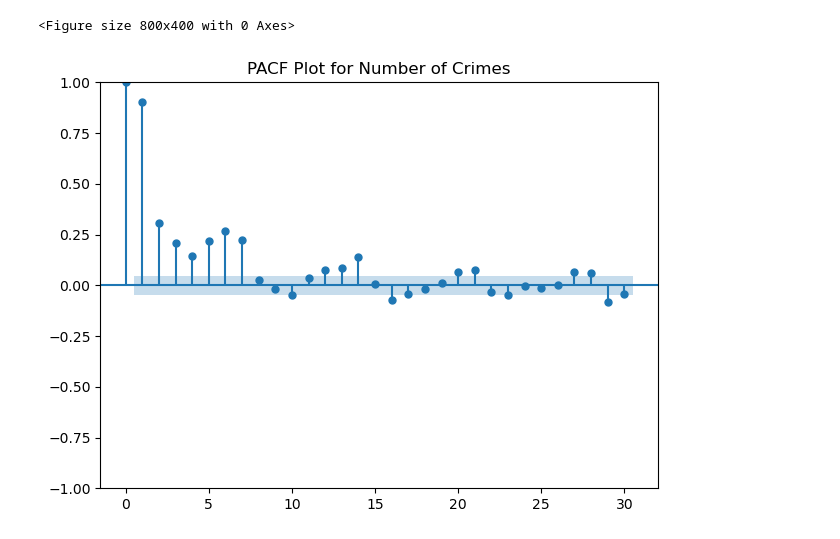
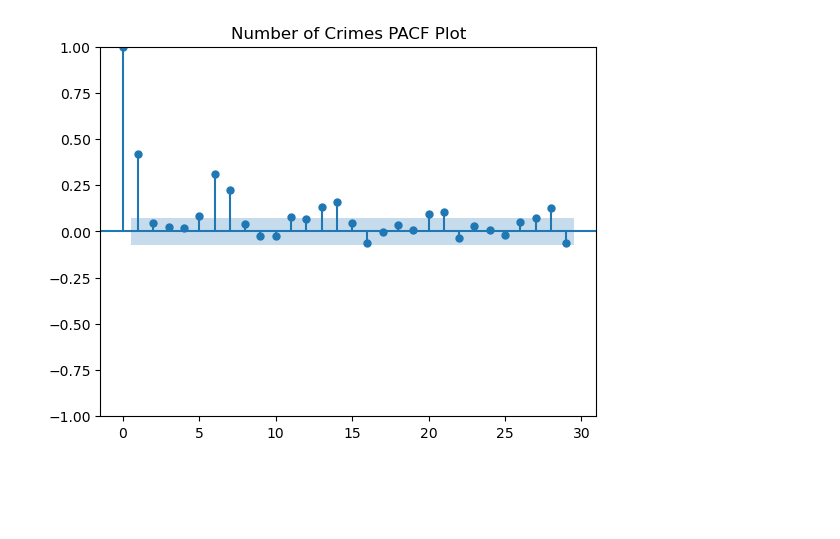
Before and after one commit to hggtho/ds4420-final-project, a Jupyter notebook: crime_timeseries.ipynb, the cells around one changed output. Saved outputs shown, nothing was run; the diff lists cells and outputs as text; code cells hidden in the pictures; blank space fills up the shorter version.

```diff
--- a/crime_timeseries.ipynb
+++ b/crime_timeseries.ipynb
@@ -63,0 +26,5 @@ Date_Clean  Count
+# %%
+# Setting
+crime_daily = crime.groupby("DATE OCC").size().reset_index(name="Counts")
+crime_daily = crime_daily.set_index("DATE OCC")
+crime_daily.head()
@@ -85,0 +51,5 @@ plt.show()
+# %%
+# Get the index of the date 2024-03-01
+end = crime_daily.index.get_loc("2024-03-01")
+crimes = crime_daily.iloc[:end+1]
+crimes.tail()
@@ -85,0 +66,5 @@ plt.show()
+# %%
+# Get the index of the date 2022-03-01
+start = crimes.index.get_loc("2022-03-01")
+crimes_2022_2024 = crimes.iloc[start+1:]
+crimes_2022_2024.head()
@@ -85,0 +92,5 @@ plt.show()
+# %%
+# Get the ACF Plot
+series = crimes_2022_2024["Counts"]
+plot_acf(series, title="Number of Crimes ACF Plot")
+plt.show()
@@ -86,10 +99,6 @@ plt.show()
 # %%
-# PACF plot
-plt.figure(figsize=(8, 4))
-plot_pacf(daily_crimes["Count"], lags=30, method="ywm")
-plt.title("PACF Plot for Number of Crimes")
-plt.tight_layout()
+# Get the PACF plot
+plot_pacf(series, title="Number of Crimes PACF Plot")
 plt.show()
 # %% [output]
-<Figure size 800x400 with 0 Axes>
-[figure, old version]
+[figure, new version]
```
Also changed, not shown: parts of 21 cells of this notebook.
